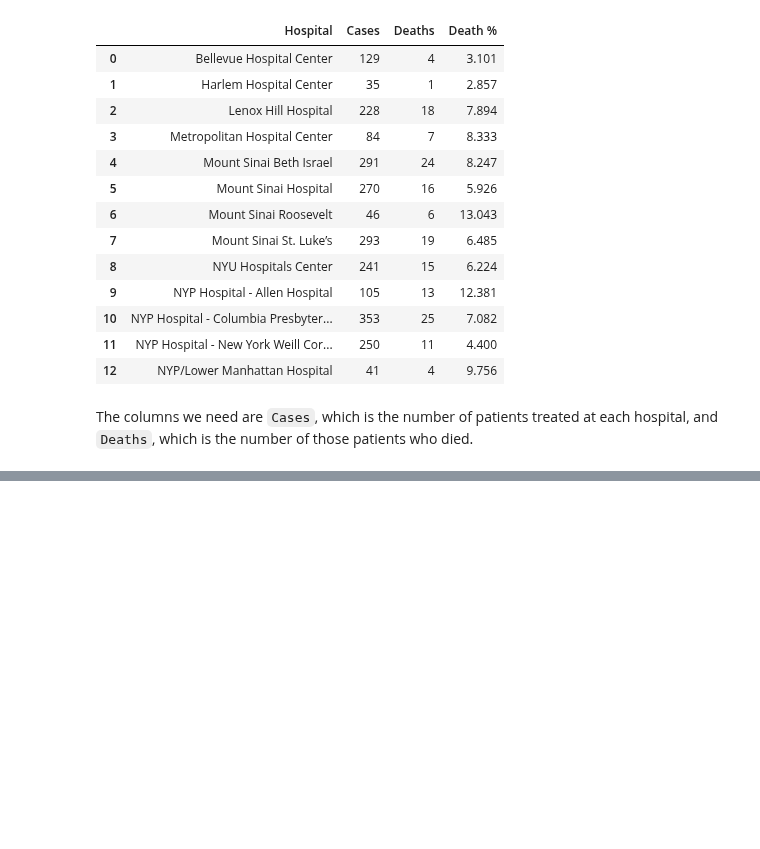
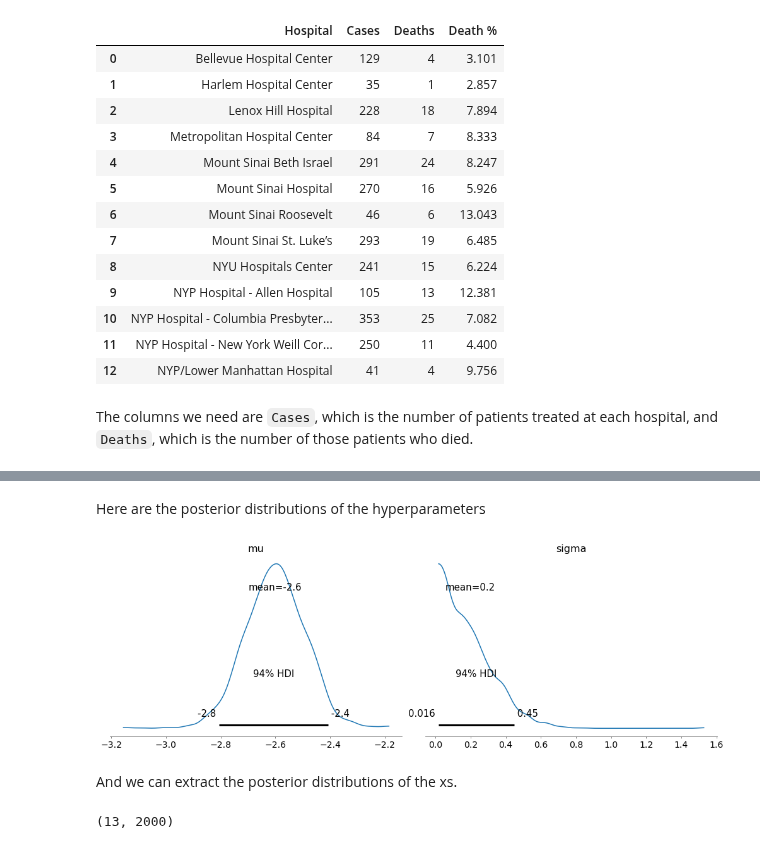
Before and after one commit to AllenDowney/ThinkBayes2, a Jupyter notebook: examples/hospital.ipynb, the cells around one changed output, grey strips where cells are left out. Cells and saved outputs as stored; diff of their text form; code cells hidden in the pictures; blank space fills up the shorter version.

```diff
--- a/examples/hospital.ipynb
+++ b/examples/hospital.ipynb
@@ -654,0 +143,16 @@ data
+# %% [markdown]
+Here are the posterior distributions of the hyperparameters
+# %%
+import arviz as az
+
+with model:
+    az.plot_posterior(trace, var_names=['mu', 'sigma'])
+# %% [output]
+[figure, added]
+# %% [markdown]
+And we can extract the posterior distributions of the xs.
+# %%
+trace_xs = trace['xs'].transpose()
+trace_xs.shape
+# %% [output]
+(13, 2000)
```
Also changed, not shown: parts of 176 cells of this notebook.
